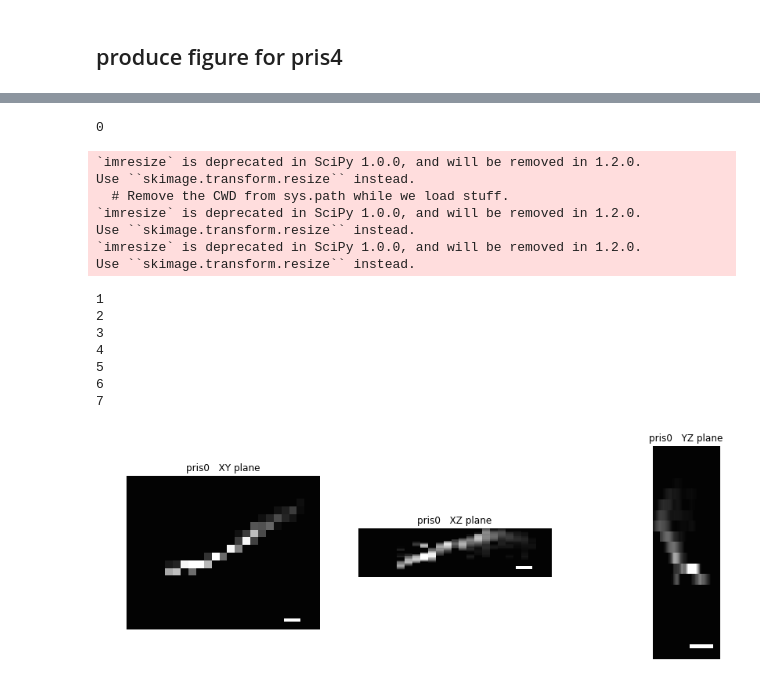
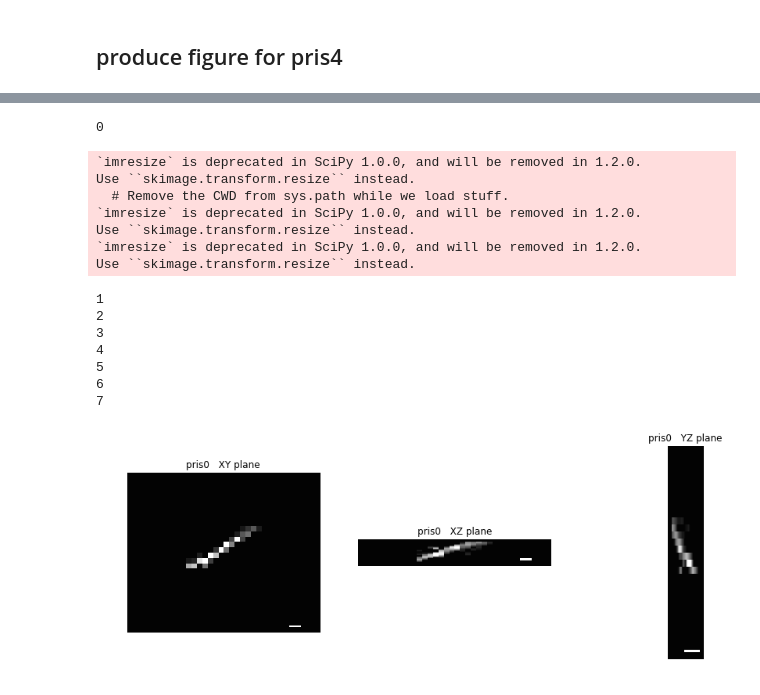
Before and after one commit to xiyuyi/PyPRIS, a Jupyter notebook: get_fig_for_pub_Feature3.ipynb, the cells around one changed output, grey strips where cells are left out. Saved outputs shown, nothing was run; the diff lists cells and outputs as text; code cells hidden in the pictures.

```diff
--- a/get_fig_for_pub_Feature3.ipynb
+++ b/get_fig_for_pub_Feature3.ipynb
@@ -766,5 +776,5 @@ kron_factors = 160//np.asarray([1,2,4,8,16,32])
 # %%
-xcounts = ((1165+41)- (1132-41))*psize/25*10
+xcounts = np.int(np.round((1237-1063)*psize/25*10))
 print('if resize the x dimension into the size of '+str(xcounts)+'then one pixel along x dimension is 2.5 nm')
 print('a 800 nm scale bar would be ' + str(800/2.5) + 'counts of the resized pixels')
 # %% [output]
@@ -772,6 +782,6 @@ if resize the x dimension into the size of 2886.8633999999997then one pixel alon
 a 800 nm scale bar would be 320.0counts of the resized pixels
 # %%
-ycounts = ((1432+41) - (1369-41))*psize/25*10
+ycounts = np.int(np.round((1504-1294)*psize/25*10))
 print('if resize the y dimension into the size of '+str(ycounts)+'then one pixel along y dimension is 2.5 nm')
 print('a 800 nm scale bar would be ' + str(800/2.5) + 'counts of the resized pixels')
 # %% [output]
@@ -786,7 +796,7 @@ prj2 = copy.deepcopy(prj2_list[5])
 pcountsInt = 320
 plt.figure(figsize=(15,5))
 
-pj = scipy.misc.imresize(prj0,(2887,3640),'nearest')
+pj = scipy.misc.imresize(prj0,(xcounts,ycounts),'nearest')
 xsta = np.int(pj.shape[0]*0.9)
 xend = np.int(pj.shape[0]*0.94)
 ysta = np.int(pj.shape[1]*0.9-pcountsInt)
@@ -794,7 +804,7 @@ pj[xsta:xend, ysta:ysta+pcountsInt]=np.max(pj.ravel())
 plt.subplot(131)
 plt.imshow(pj,cmap='bone')
 
-pj = scipy.misc.imresize(prj1,(91*10,3640),'nearest')
+pj = scipy.misc.imresize(prj1,(91*10,ycounts),'nearest')
 xsta = np.int(pj.shape[0]*0.9)
 xend = np.int(pj.shape[0]*0.94)
 ysta = np.int(pj.shape[1]*0.9-pcountsInt)
@@ -802,7 +812,7 @@ pj[xsta:xend, ysta:ysta+pcountsInt]=np.max(pj.ravel())
 plt.subplot(132)
 plt.imshow(pj,cmap='magma')
 
-pj = scipy.misc.imresize(prj2,(2887,91*10),'nearest')
+pj = scipy.misc.imresize(prj2,(xcounts,91*10),'nearest')
 xsta = np.int(pj.shape[0]*0.9)
 xend = np.int(pj.shape[0]*0.94)
 ysta = np.int(pj.shape[1]*0.9-pcountsInt)
@@ -822,17 +831,0 @@ Use ``skimage.transform.resize`` instead.
-# %%
-import scipy
-from scipy import misc
-prj2 = copy.deepcopy(prj2_list[5])
-intv = interv_list[5]
-kron_factor = kron_factors[5]
-kron_factor = 3
-exf = 10
-pcountsInt = 320
-pj = scipy.misc.imresize(prj2,(91*10,3640),'nearest')
-plt.imshow(pj)
-xsta = np.int(pj.shape[0]*0.9)
-xend = np.int(pj.shape[0]*0.94)
-ysta = np.int(pj.shape[1]*0.9-pcountsInt)
-pj[xsta:xend, ysta:ysta+pcountsInt]=np.max(pj.ravel())
-plt.figure(figsize=(5,5))
-plt.imshow(pj,cmap='pink')
@@ -853,7 +839,7 @@ for prj0, prj1, prj2, prisN in zip(prj0_list, prj1_list, prj2_list, np.arange(0,
     pcountsInt = 320
     plt.figure(figsize=(15,5))
 
-    pj = scipy.misc.imresize(prj0,(2887,3640),'nearest')
+    pj = scipy.misc.imresize(prj0,(xcounts,ycounts),'nearest')
     xsta = -200
     ysta = np.int(pj.shape[1]*0.9-pcountsInt)
     pj[xsta:xsta+xthick, ysta:ysta+pcountsInt]=np.max(pj.ravel())
@@ -862,38 +848,38 @@ for prj0, prj1, prj2, prisN in zip(prj0_list, prj1_list, prj2_list, np.arange(0,
     plt.title('pris'+str(prisN)+'   XY plane')
     plt.axis('off')
 
-    pj = scipy.misc.imresize(prj1,(91*10,3640),'nearest')
+    pj = scipy.misc.imresize(prj1,(73*10,ycounts),'nearest')
     xsta = -200
     ysta = np.int(pj.shape[1]*0.9-pcountsInt)
     pj[xsta:xsta+xthick, ysta:ysta+pcountsInt]=np.max(pj.ravel())
     plt.subplot(132)
     plt.imshow(pj,cmap='gray',vmin=np.max(pj.ravel())*tuneF_botom_raise,vmax=np.max(pj.ravel())*tuneF)
     plt.title('pris'+str(prisN)+'   XZ plane')
     plt.axis('off')
 
-    pj = scipy.misc.imresize(prj2,(2887,91*10),'nearest')
+    pj = scipy.misc.imresize(prj2,(xcounts,73*10),'nearest')
     xsta = -200
     ysta = np.int(pj.shape[1]*0.9-pcountsInt)
     pj[xsta:xsta+xthick, ysta:ysta+pcountsInt]=np.max(pj.ravel())
     plt.subplot(133)
     plt.imshow(pj,cmap='gray',vmin=np.max(pj.ravel())*tuneF_botom_raise,vmax=np.max(pj.ravel())*tuneF)
     plt.title('pris'+str(prisN)+'   YZ plane')
     plt.axis('off')
 # With the pcounts defined above, 340 pixels will always yield a scale bar of 800 nm.
 # %% [output]
 0
 `imresize` is deprecated in SciPy 1.0.0, and will be removed in 1.2.0.
 Use ``skimage.transform.resize`` instead.
   # Remove the CWD from sys.path while we load stuff.
 `imresize` is deprecated in SciPy 1.0.0, and will be removed in 1.2.0.
 Use ``skimage.transform.resize`` instead.
 `imresize` is deprecated in SciPy 1.0.0, and will be removed in 1.2.0.
 Use ``skimage.transform.resize`` instead.
 1
 2
 3
 4
 5
 6
 7
-[figure, old version]
+[figure, new version]
```
Also changed, not shown: parts of 26 cells of this notebook, 2 other files.
